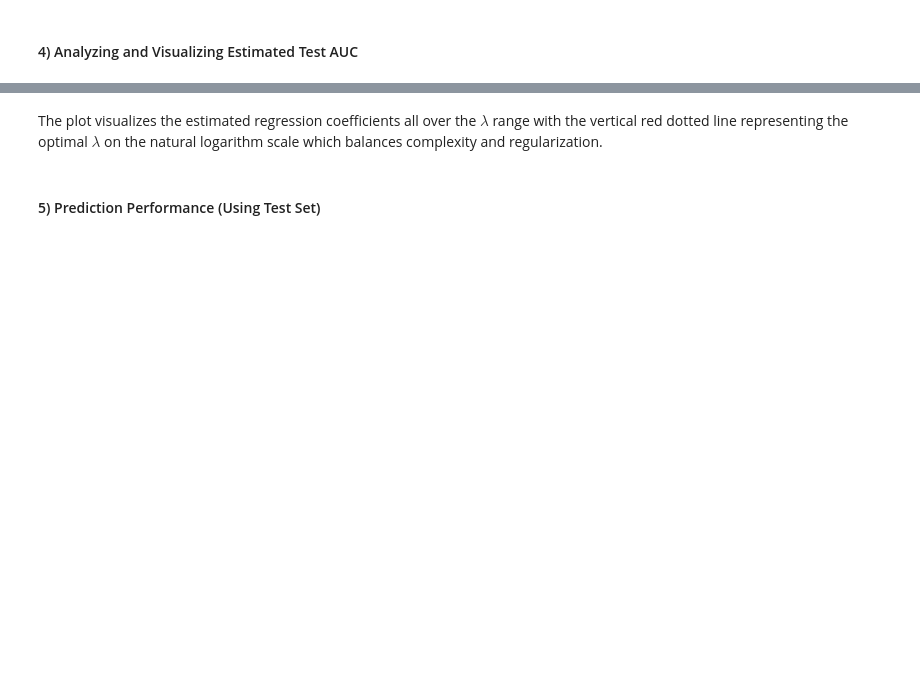
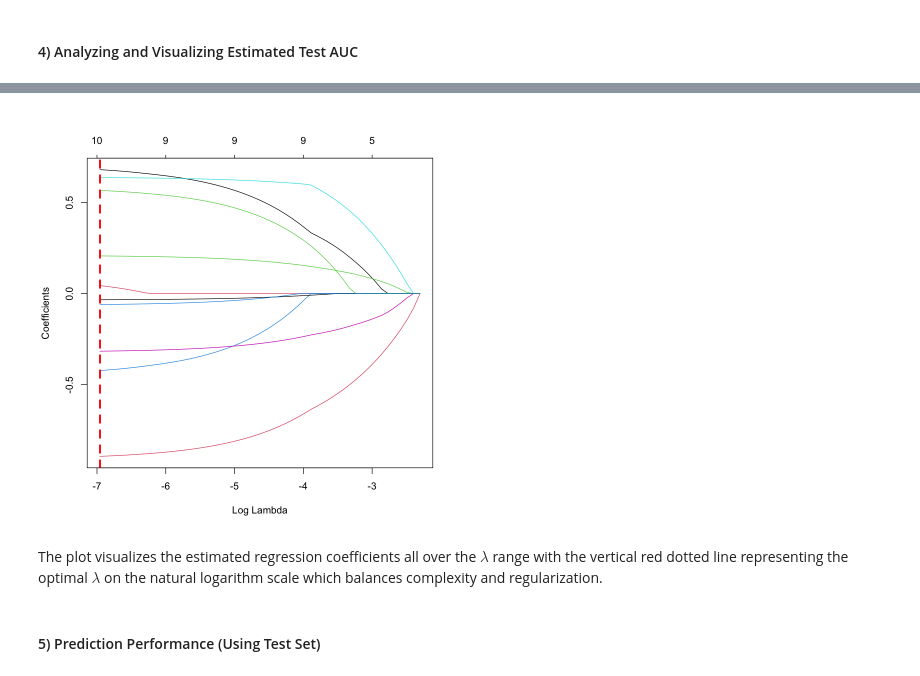
Before and after one commit to TracyGan/employee_project, a Jupyter notebook: Assignment1.ipynb, the cells around one changed output, grey strips where cells are left out. Drawn from its saved outputs; the diff is of its cells as text; code cells hidden in the pictures; blank space fills up the shorter version.

```diff
--- a/Assignment1.ipynb
+++ b/Assignment1.ipynb
@@ -468,4 +493,7 @@ min   0.01    99  0.6981 0.01027       9
 # %%
 emp_lambda_max_AUC_ridge <- emp_cv_lambda_ridge$lambda.min
 emp_lambda_max_AUC_ridge
+
+emp_lambda_max_AUC_lasso <- emp_cv_lambda_lasso$lambda.min
+emp_lambda_max_AUC_lasso
 # %% [output]
@@ -510,3 +568,12 @@ abline(v = log(emp_lambda_max_AUC_ridge),
+# %%
+plot(emp_cv_lambda_lasso$glmnet.fit, "lambda")
+
+abline(v = log(emp_lambda_max_AUC_lasso),
+       col = "red",
+       lwd = 3,
+       lty = 2)
+# %% [output]
+[figure, added]
 # %% [markdown]
 The plot visualizes the estimated regression coefficients all over the $\lambda$ range with the vertical red dotted line representing the optimal $\lambda$ on the natural logarithm scale which balances complexity and regularization.
 # %% [markdown]
```
Also changed, not shown: parts of 30 cells of this notebook.
